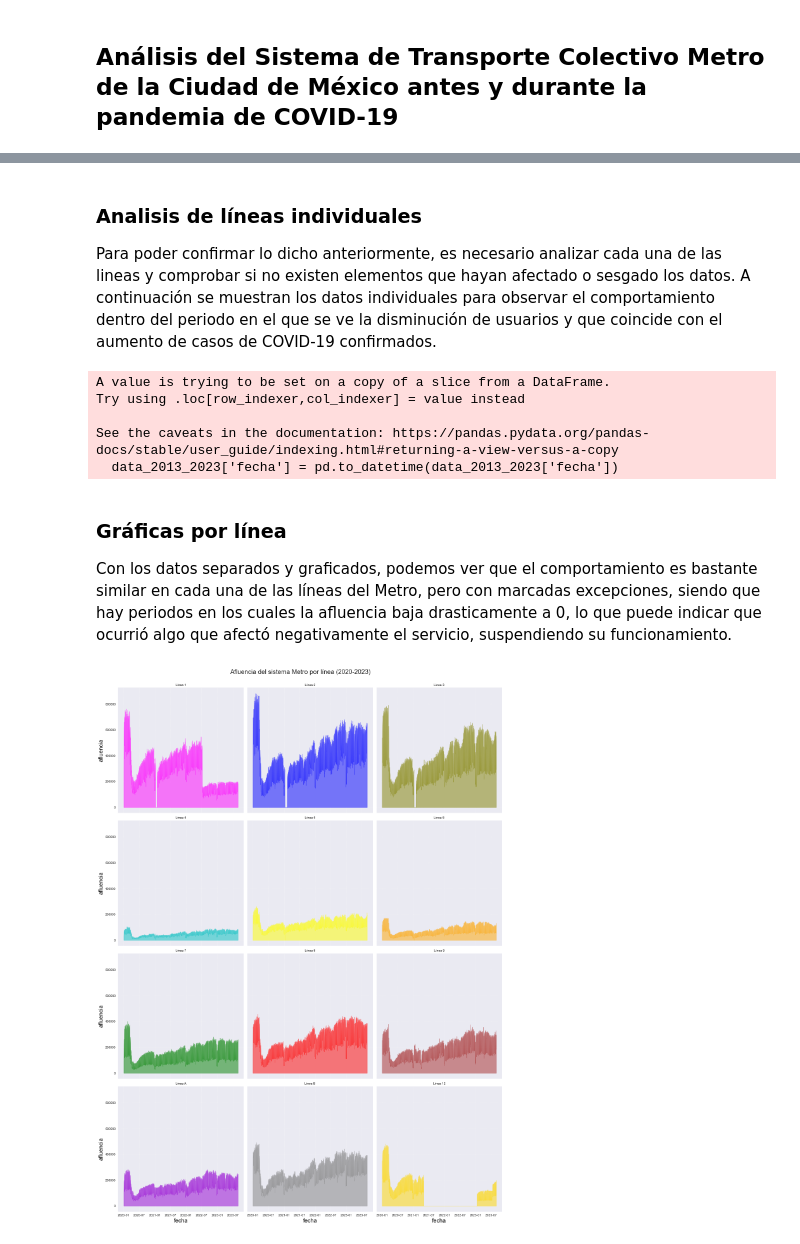
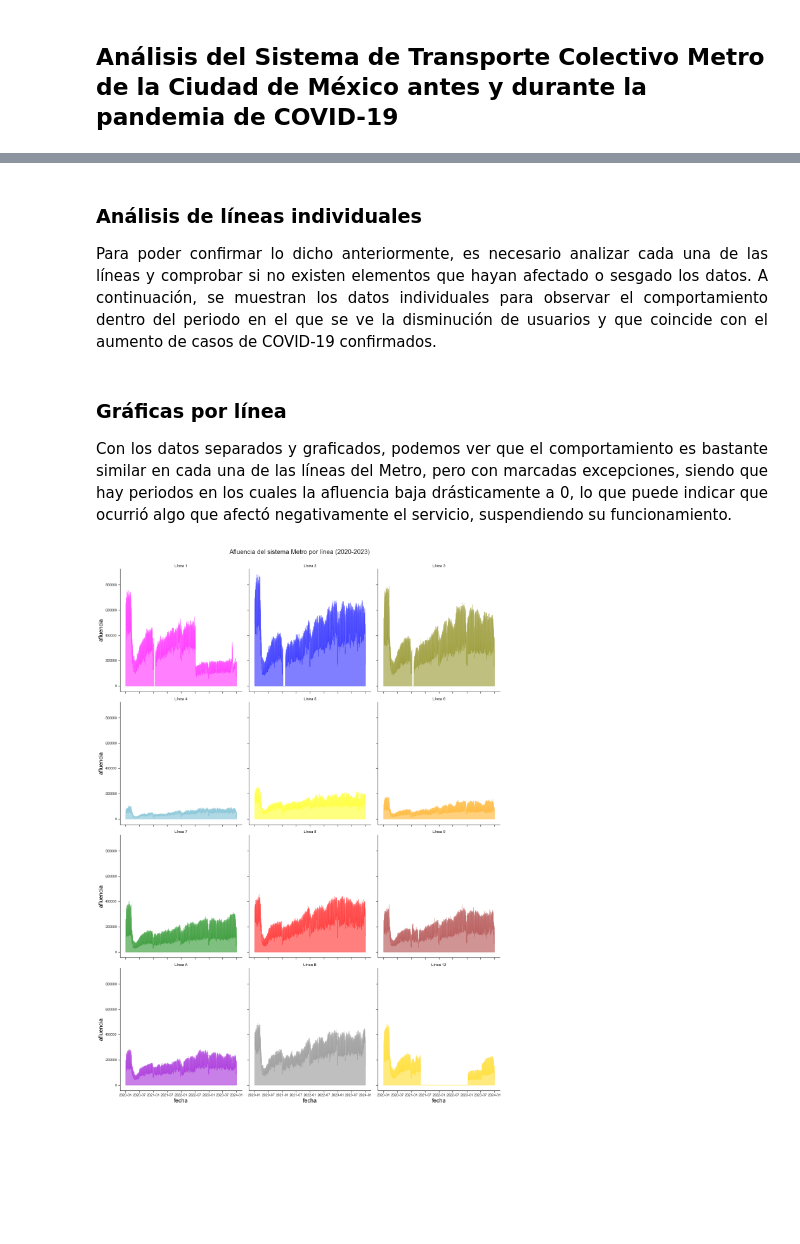
Before and after one commit to aldo-barrios10/An-lisis_Metro_CDMX, a Jupyter notebook: Python/Metro_analisys.ipynb, the cells around one changed output, grey strips where cells are left out. Saved outputs shown, nothing was run; the diff lists cells and outputs as text; code cells hidden in the pictures; blank space fills up the shorter version.

```diff
--- a/Python/Metro_analisys.ipynb
+++ b/Python/Metro_analisys.ipynb
@@ -45,6 +48,6 @@ Los datos obtenidos del Metro abarcan un periodo más largo, pero para responder
 # %%
 #Acceder al csv y transformar a DataFrame
-file='../dataset/afluenciastc_simple_08_2023.csv'
+file='../dataset/afluenciastc_simple_12_2023.csv'
 data_stcm=pd.read_csv(file)
 
 #Filtrado de DataFrame
@@ -132,14 +144,14 @@ fig, axes = plt.subplots(2, 1, figsize=(10, 12), sharex=True)
 
 
 #Sección del Metro
-sns.set_style("whitegrid" )
+
 sns.lineplot(ax=axes[0], data=df_long[df_long['Variable'] == 'afluencia'], x='anio', y='Valor', marker='o', linestyle='-', linewidth=2, color='g')
 axes[0].set_title("Afluencia en el Metro de CDMX", fontsize=20)
 axes[0].set_xlabel("Año", fontsize=15)
 axes[0].set_ylabel("Afluencia", fontsize=15)
 
 #Sección del COVID
-sns.set_style("darkgrid", {"grid.color": "1", "grid.linestyle": ":"})
+
 sns.lineplot(ax=axes[1], data=df_long[df_long['Variable'] == 'casos'], x='anio', y='Valor', marker='o', linestyle='-', linewidth=2, color='r')
 axes[1].set_title("Casos Positivos en CDMX", fontsize=20)
 axes[1].set_xlabel("Año", fontsize=15)
@@ -156,8 +168,12 @@ plt.show()
 # %% [markdown]
-### **Analisis de líneas individuales**
+### **Análisis de líneas individuales**
 
-Para poder confirmar lo dicho anteriormente, es necesario analizar cada una de las lineas y comprobar si no existen elementos que hayan afectado o sesgado los datos. A continuación se muestran los datos individuales para observar el comportamiento dentro del periodo en el que se ve la disminución de usuarios y que coincide con el aumento de casos de COVID-19 confirmados.
+<div style="text-align: justify">
+Para poder confirmar lo dicho anteriormente, es necesario analizar cada una de las líneas y comprobar si no existen elementos que hayan afectado o sesgado los datos. A continuación, se muestran los datos individuales para observar el comportamiento dentro del periodo en el que se ve la disminución de usuarios y que coincide con el aumento de casos de COVID-19 confirmados.
+</div>
 # %%
+pd.options.mode.chained_assignment = None
+
 #Cateamos las fechas para su uso adecuado
 data_2013_2023['fecha'] = pd.to_datetime(data_2013_2023['fecha'])
 
@@ -167,34 +183,36 @@ result_by_line = data_2013_2023.groupby(['fecha', 'linea', 'anio'])['afluencia']
 #filtrado de datos para obtener periodo 2020-2023
 result_by_line=result_by_line.loc[(result_by_line['fecha'] >= '2020-01-01')
                      & (result_by_line['fecha'] < '2023-12-31')]
+
+
+pd.options.mode.chained_assignment = 'warn'
-# %% [output]
-A value is trying to be set on a copy of a slice from a DataFrame.
-Try using .loc[row_indexer,col_indexer] = value instead
-
-See the caveats in the documentation: https://pandas.pydata.org/pandas-docs/stable/user_guide/indexing.html#returning-a-view-versus-a-copy
-  data_2013_2023['fecha'] = pd.to_datetime(data_2013_2023['fecha'])
 # %% [markdown]
 ### **Gráficas por línea**
 
-Con los datos separados y graficados, podemos ver que el comportamiento es bastante similar en cada una de las líneas del Metro, pero con marcadas excepciones, siendo que hay periodos en los cuales la afluencia baja drasticamente a 0, lo que puede indicar que ocurrió algo que afectó negativamente el servicio, suspendiendo su funcionamiento.
+<div style="text-align: justify">
+Con los datos separados y graficados, podemos ver que el comportamiento es bastante similar en cada una de las líneas del Metro, pero con marcadas excepciones, siendo que hay periodos en los cuales la afluencia baja drásticamente a 0, lo que puede indicar que ocurrió algo que afectó negativamente el servicio, suspendiendo su funcionamiento.
+</div>
 # %%
 #Quitamos el indice para que se pueda graficar correctamente
 result_by_line = result_by_line.reset_index(drop=True)
 
 #Gráfica con grid para cada una de las líneas
+custom_params = {"axes.spines.right": False, "axes.spines.top": False}
+sns.set_theme(style="ticks", rc=custom_params)
+
 g = sns.FacetGrid(result_by_line, col='linea', col_wrap=3, height=6, hue='linea', palette=d, col_order=order)
 g.map(plt.fill_between, 'fecha', 'afluencia', alpha=0.5)
 
 #Estilos del texto
 g.set_titles(fontdict=font, template='{col_name}',loc='center')
 g.set_xlabels(fontdict=font)
 g.set_ylabels(fontdict=font)
 g.tight_layout()
 g.figure.suptitle('Afluencia del sistema Metro por línea (2020-2023)', fontsize=20, y=1.02)
 
 plt.show()
 # %% [output]
-[figure, old version]
+[figure, new version]
 # %% [markdown]
 ### **¿Qué ocurrió en 2021 en el Metro?**
 
```
Also changed, not shown: parts of 16 cells of this notebook, 3 other files.
